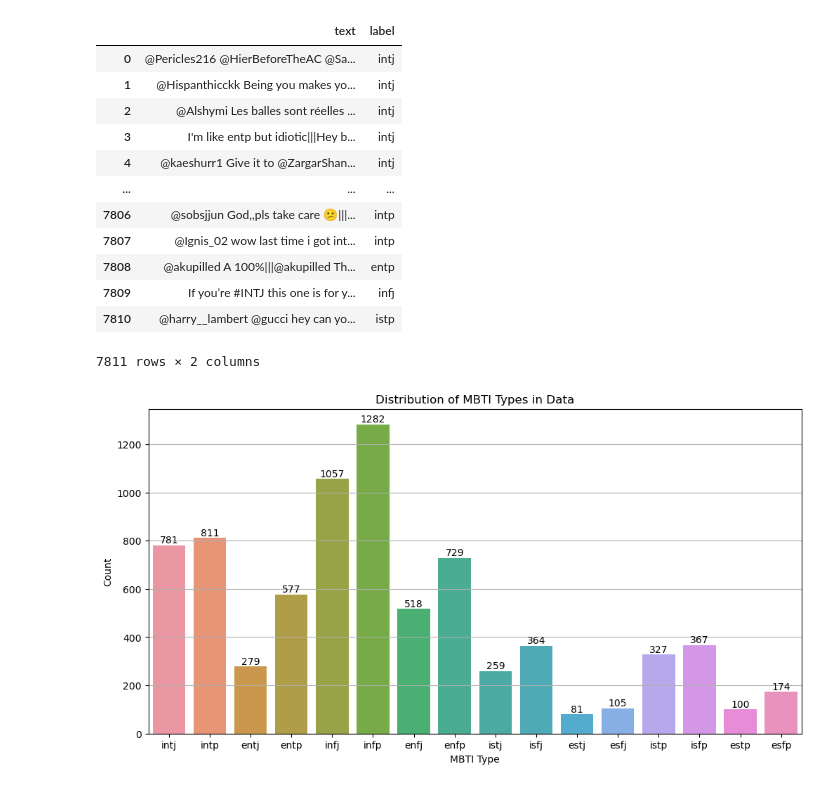
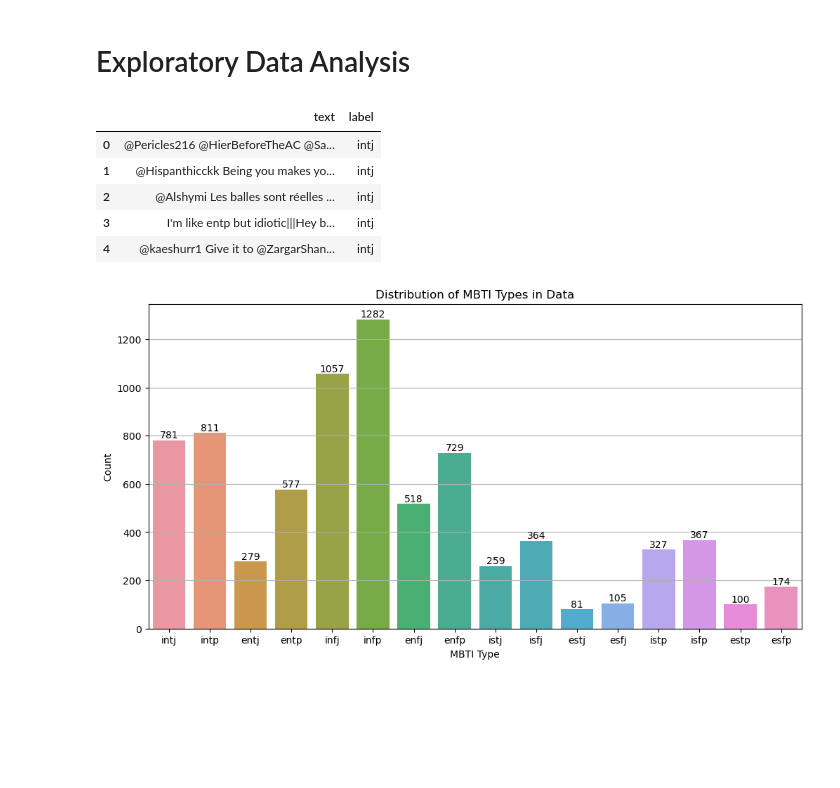
Before and after one commit to suchitbhayani/Psychtweets, a Jupyter notebook: eda.ipynb, the cells around one changed output. Saved outputs shown, nothing was run; the diff lists cells and outputs as text; code cells hidden in the pictures; blank space fills up the shorter version.

```diff
--- a/eda.ipynb
+++ b/eda.ipynb
@@ -9,20 +11,15 @@ from collections import defaultdict, Counter
+# %% [markdown]
+# Exploratory Data Analysis
 # %%
 data = pd.read_csv('./data/twitter_MBTI.csv').drop(columns='Unnamed: 0')
-data
+data.head()
 # %% [output]
 |  | text | label |
 | 0 | @Pericles216 @HierBeforeTheAC @Sa... | intj |
 | 1 | @Hispanthicckk Being you makes yo... | intj |
 | 2 | @Alshymi Les balles sont réelles ... | intj |
 | 3 | I'm like entp but idiotic|||Hey b... | intj |
 | 4 | @kaeshurr1 Give it to @ZargarShan... | intj |
-| ... | ... | ... |
-| 7806 | @sobsjjun God,,pls take care 😕|||... | intp |
-| 7807 | @Ignis_02 wow last time i got int... | intp |
-| 7808 | @akupilled A 100%|||@akupilled Th... | entp |
-| 7809 | If you’re #INTJ this one is for y... | infj |
-| 7810 | @harry__lambert @gucci hey can yo... | istp |
-7811 rows × 2 columns
 # %%
 plt.figure(figsize=(12, 6))
 ax = sns.countplot(x='label', data=data)
```
Also changed, not shown: parts of 14 cells of this notebook.
